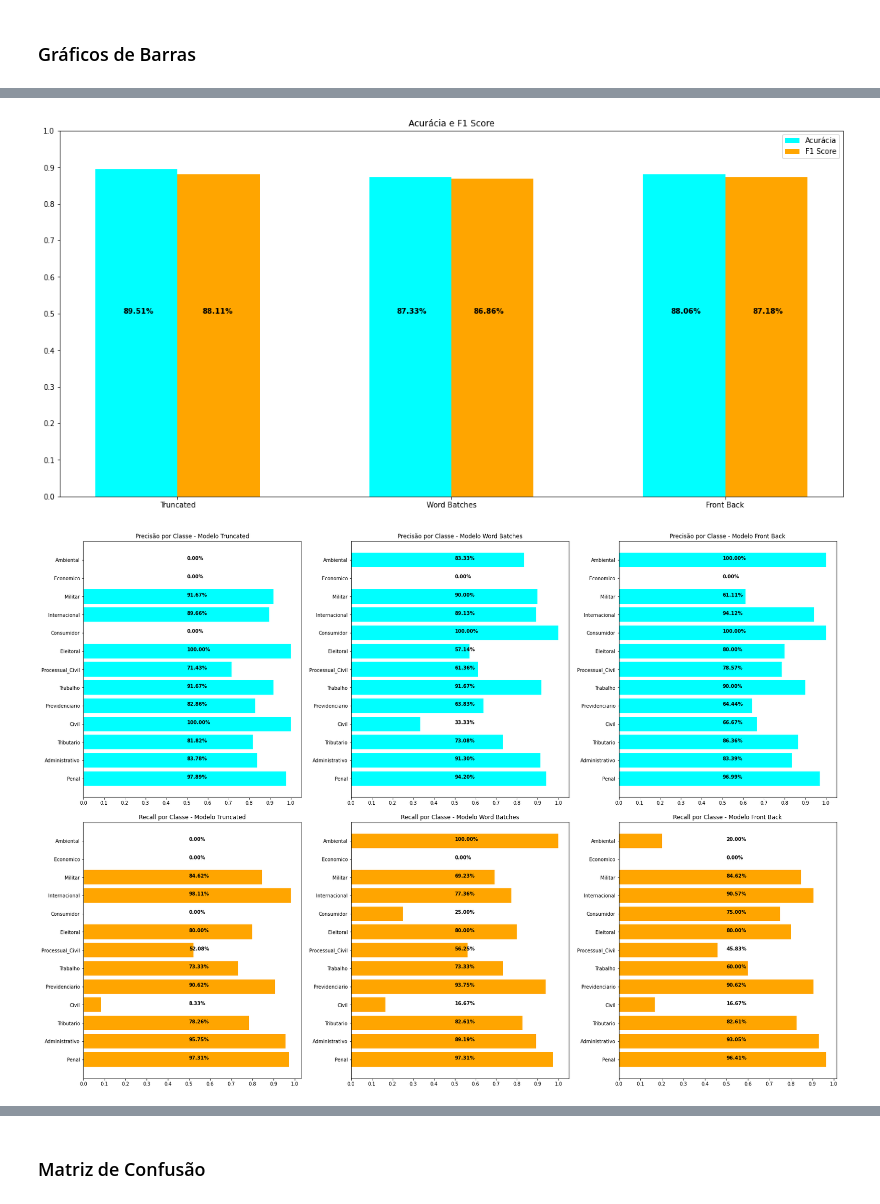
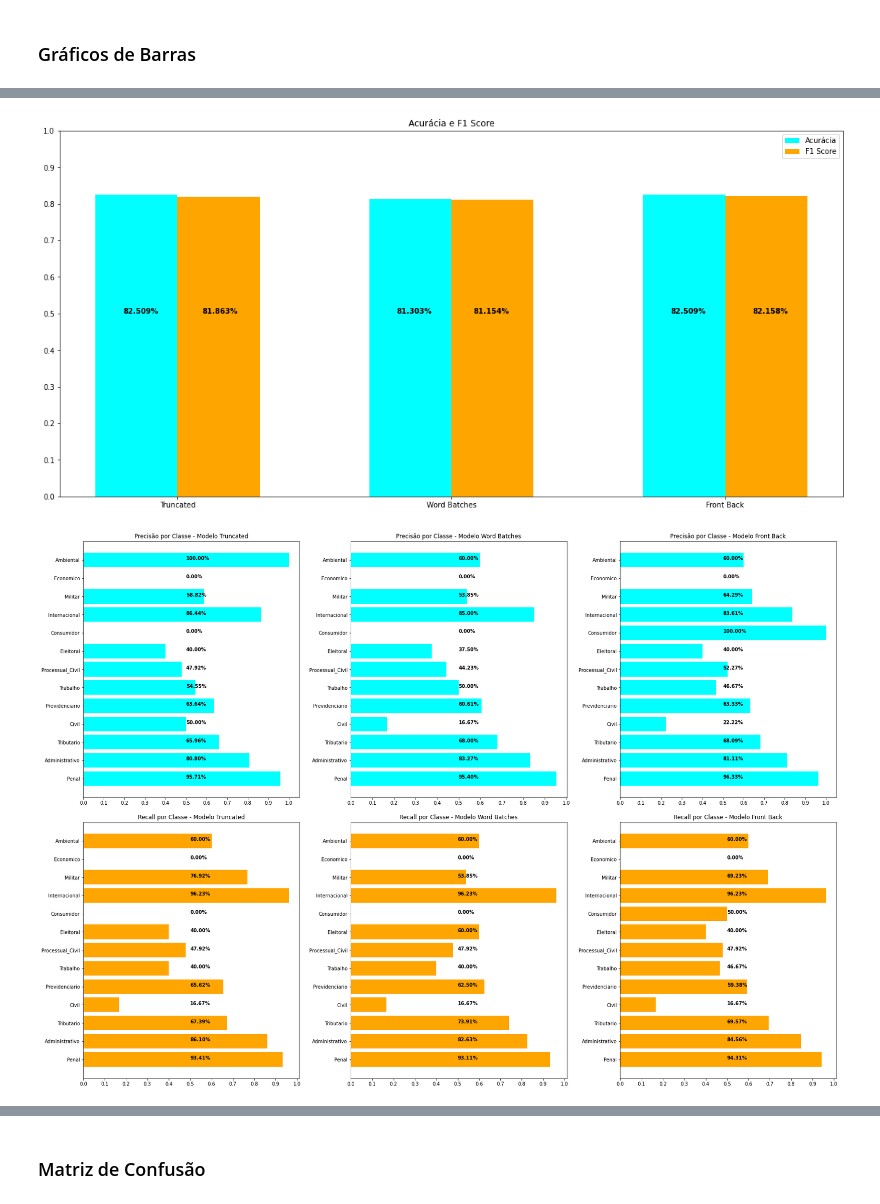
Before and after one commit to yurickyh/JudgementClassifier, a Jupyter notebook: model/Metrics.ipynb, the cells around one changed output, grey strips where cells are left out. Cells and saved outputs as stored; diff of their text form; code cells hidden in the pictures.

```diff
--- a/model/Metrics.ipynb
+++ b/model/Metrics.ipynb
@@ -44,10 +44,10 @@ import seaborn as sns
 CONSTANTS = {
     'SPREADSHEET_PATH': '/content/drive/My Drive/MAC499 - Kaique e Yurick/DB/Test_Dataset.csv',
     'BERT_MODEL_NAME': 'neuralmind/bert-large-portuguese-cased',
-    'EPOCHS': 10,
-    'BATCH_SIZE': 4,
+    'EPOCHS': 3,
+    'BATCH_SIZE': 2,
     'NUMBER_OF_BRANCHES': 13,
-    'LEARNING_RATE': 2e-5,
+    'LEARNING_RATE': 3e-5,
     'MAX_TOKEN_LENGTH': 512,
     'MODEL_DATA_LENGTH': {
         'TRUNCATED': 3866,
@@ -147,7 +147,7 @@ Agora, definimos a classe dos modelos, o tokenizador do BERTimbau que será util
 # %%
 class LawDocumentClassifier(pl.LightningModule):
 
-    def __init__(self, number_classes: int, steps_per_epoch: int=None, epochs: int=None, learning_rate: float=2e-5):
+    def __init__(self, number_classes: int, steps_per_epoch: int=None, epochs: int=None, learning_rate: float=3e-5):
         super().__init__()
 
         self.model = BertForSequenceClassification.from_pretrained(
@@ -349,32 +411,32 @@ Podemos também gerar alguns gráficos para visualização dos resultados:
 # %%
 # Acurácia e precisão ponderada
 fig = plt.figure(figsize=(15,7))
 ax = fig.add_axes([0,0,1,1])
 models = ['Truncated', 'Word Batches', 'Front Back']
 accuracies = [accuracy_score(truncated_classifications['True Label'], truncated_classifications['Predicted Label']),
               accuracy_score(word_batches_classifications['True Label'], word_batches_classifications['Predicted Label']),
               accuracy_score(front_back_classifications['True Label'], front_back_classifications['Predicted Label'])]
 f1s = [f1_score(truncated_classifications['True Label'], truncated_classifications['Predicted Label'], average='weighted'),
        f1_score(word_batches_classifications['True Label'], word_batches_classifications['Predicted Label'], average='weighted'),
        f1_score(front_back_classifications['True Label'], front_back_classifications['Predicted Label'], average='weighted')]
 X = np.arange(3)
 ax.bar(X, accuracies, width=0.3, color='cyan')
 ax.bar(X + 0.3, f1s, width=0.3, color='orange')
 ax.set_title('Acurácia e F1 Score')
 ax.set_ylim(top=1)
 ax.set_yticks([0,.1,.2,.3,.4,.5,.6,.7,.8,.9,1])
 ax.set_xticks([.15, 1.15, 2.15])
 ax.set_xticklabels(models)
 ax.legend(['Acurácia', 'F1 Score'])
-plt.text(-.05, 0.5, "{:.2%}".format(accuracies[0]), fontweight='bold')
-plt.text(.24, 0.5, "{:.2%}".format(f1s[0]), fontweight='bold')
-plt.text(.95, 0.5, "{:.2%}".format(accuracies[1]), fontweight='bold')
-plt.text(1.23, 0.5, "{:.2%}".format(f1s[1]), fontweight='bold')
-plt.text(1.95, 0.5, "{:.2%}".format(accuracies[2]), fontweight='bold')
-plt.text(2.25, 0.5, "{:.2%}".format(f1s[2]), fontweight='bold')
+plt.text(-.05, 0.5, "{:.3%}".format(accuracies[0]), fontweight='bold')
+plt.text(.24, 0.5, "{:.3%}".format(f1s[0]), fontweight='bold')
+plt.text(.95, 0.5, "{:.3%}".format(accuracies[1]), fontweight='bold')
+plt.text(1.23, 0.5, "{:.3%}".format(f1s[1]), fontweight='bold')
+plt.text(1.95, 0.5, "{:.3%}".format(accuracies[2]), fontweight='bold')
+plt.text(2.25, 0.5, "{:.3%}".format(f1s[2]), fontweight='bold')
 plt.show()
 # %% [output]
-[figure, old version]
+[figure, new version]
 # %%
 # Funções auxiliares para obter precisão e recall por classe
 
@@ -472,4 +534,4 @@ for i in Y:
 
 plt.show()
 # %% [output]
-[figure, old version]
+[figure, new version]
```
Also changed, not shown: parts of 15 cells of this notebook.
